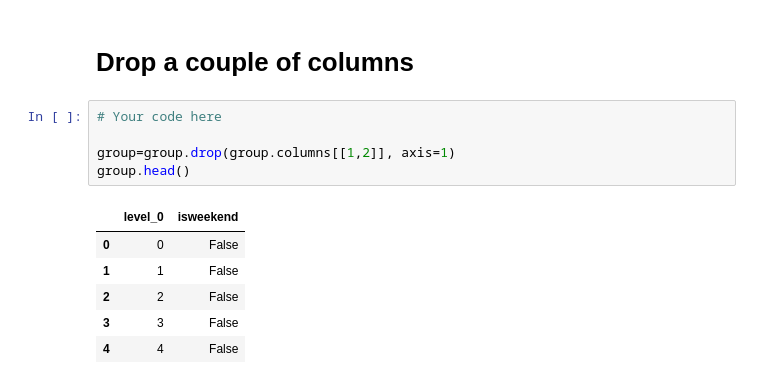
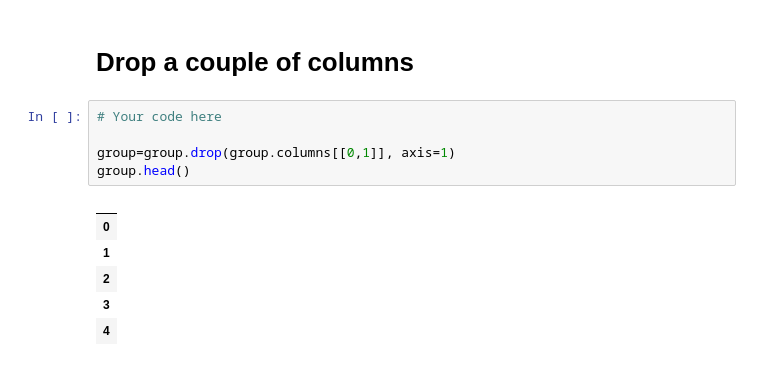
Before and after one commit to alexxlu/dsc-0-03-08-understanding-pandas-series-and-dataframes-lab-online-ds-pt-100118, a Jupyter notebook: index.ipynb, the cells around one changed output. Saved outputs shown, nothing was run; the diff lists cells and outputs as text.

```diff
--- a/index.ipynb
+++ b/index.ipynb
@@ -155,12 +155,12 @@ grouped.plot(kind='barh')
 # %%
 # Your code here
 
-group=group.drop(group.columns[[1,2]], axis=1)
+group=group.drop(group.columns[[0,1]], axis=1)
 group.head()
 # %% [output]
-|  | level_0 | isweekend |
-| 0 | 0 | False |
-| 1 | 1 | False |
-| 2 | 2 | False |
-| 3 | 3 | False |
-| 4 | 4 | False |
+|  |
+| 0 |
+| 1 |
+| 2 |
+| 3 |
+| 4 |
```
